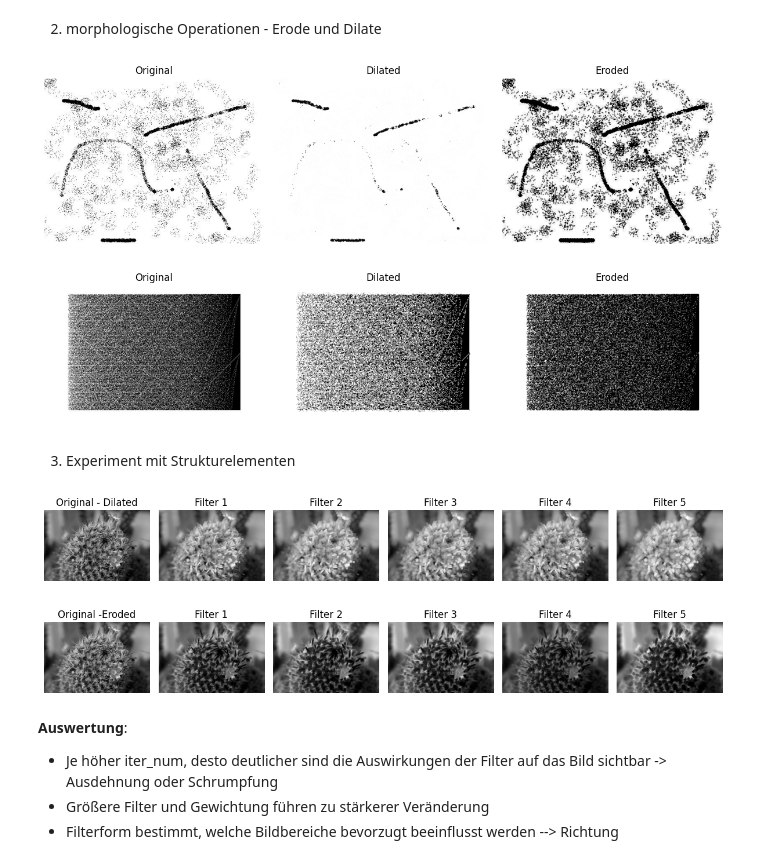
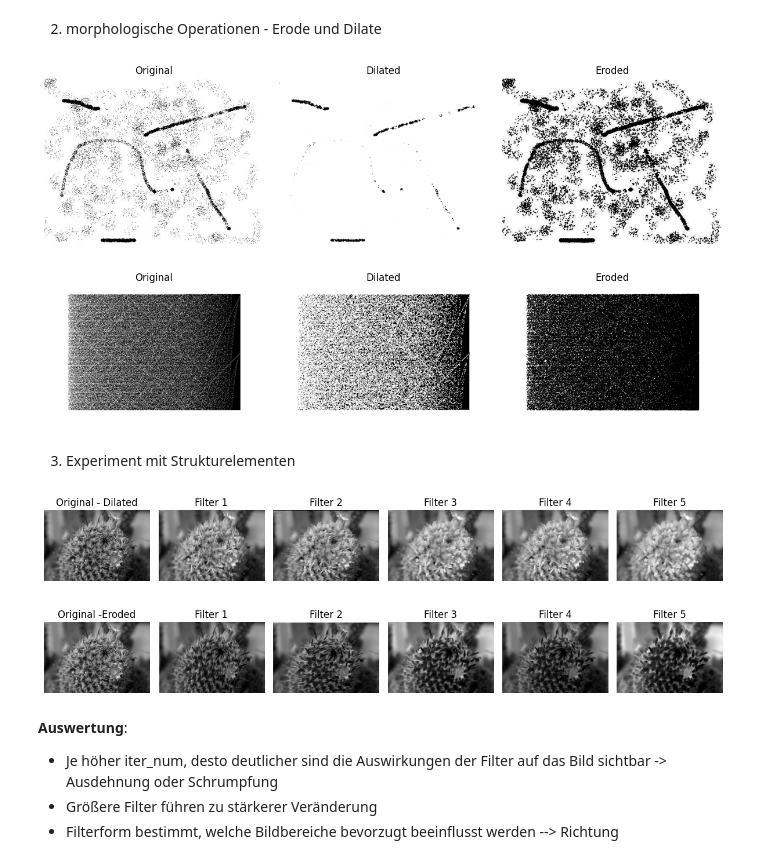
Before and after one commit to ellen313/2D-Computer-Vision, a Jupyter notebook: Abgabe_6/abgabe6.ipynb, the cells around one changed output. Cells and saved outputs as stored; diff of their text form; code cells hidden in the pictures.

```diff
--- a/Abgabe_6/abgabe6.ipynb
+++ b/Abgabe_6/abgabe6.ipynb
@@ -58,7 +58,7 @@ def erode(in_image, filter, iter_num):
 
 #test
 filter = np.array([[0, 1, 0],
-                   [1, 2, 1],
+                   [1, 1, 1],
                    [0, 1, 0]], dtype=np.float32)
 
 gray_image = rgb2gray(images[2])
@@ -112,15 +112,15 @@ plt.tight_layout()
 plt.show()
 # %% [output]
 [figure]
-[figure, old version]
+[figure, new version]
 # %% [markdown]
 3. Experiment mit Strukturelementen
 # %%
-filter1 = np.array([[0, 1, 0],
-                  [1, 1, 1],
-                  [0, 1, 0]], dtype=np.uint8)
+filter1 = np.array([[1],
+                  [1],
+                  [1]], dtype=np.uint8)
 
-filter2 = np.ones((3, 3), dtype=np.uint8)
+filter2 = np.ones((1, 3), dtype=np.uint8)
 
 filter3 = np.array([[1, 0, 1],
                     [0, 1, 0],
@@ -196,37 +196,37 @@ plt.axis('off')
 
 plt.subplot(1, 6, 2)
 plt.title("Filter 1")
 plt.imshow(eroded1, cmap='gray')
 plt.axis('off')
 
 plt.subplot(1, 6, 3)
 plt.title("Filter 2")
 plt.imshow(eroded2, cmap='gray')
 plt.axis('off')
 
 plt.subplot(1, 6, 4)
 plt.title("Filter 3")
 plt.imshow(eroded3, cmap='gray')
 plt.axis('off')
 
 plt.subplot(1, 6, 5)
 plt.title("Filter 4")
 plt.imshow(eroded4, cmap='gray')
 plt.axis('off')
 
 plt.subplot(1, 6, 6)
 plt.title("Filter 5")
 plt.imshow(eroded5, cmap='gray')
 plt.axis('off')
 
 plt.tight_layout()
 plt.show()
 # %% [output]
 [figure]
-[figure, old version]
+[figure, new version]
 # %% [markdown]
 **Auswertung**:
 
 - Je höher iter_num, desto deutlicher sind die Auswirkungen der Filter auf das Bild sichtbar -> Ausdehnung oder Schrumpfung
-- Größere Filter und Gewichtung führen zu stärkerer Veränderung
+- Größere Filter führen zu stärkerer Veränderung
 - Filterform bestimmt, welche Bildbereiche bevorzugt beeinflusst werden --> Richtung
```
